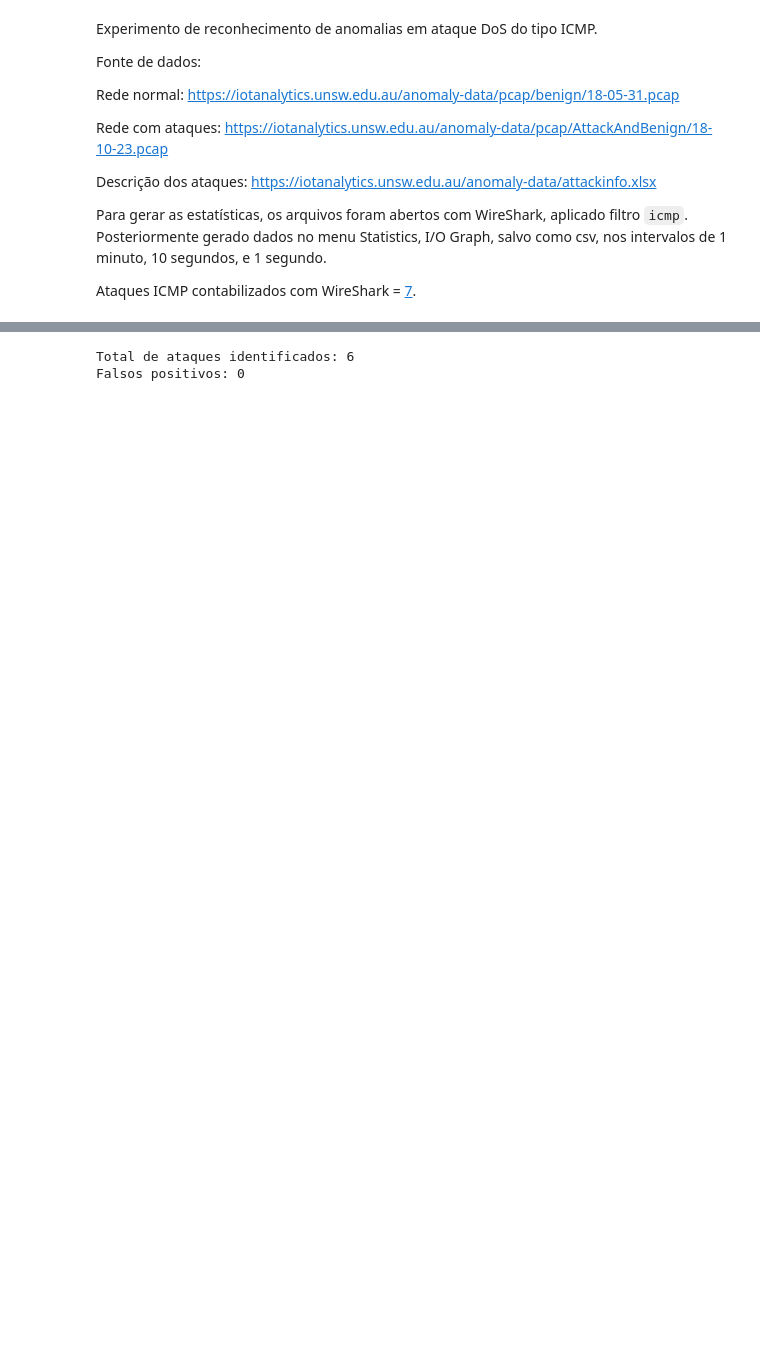
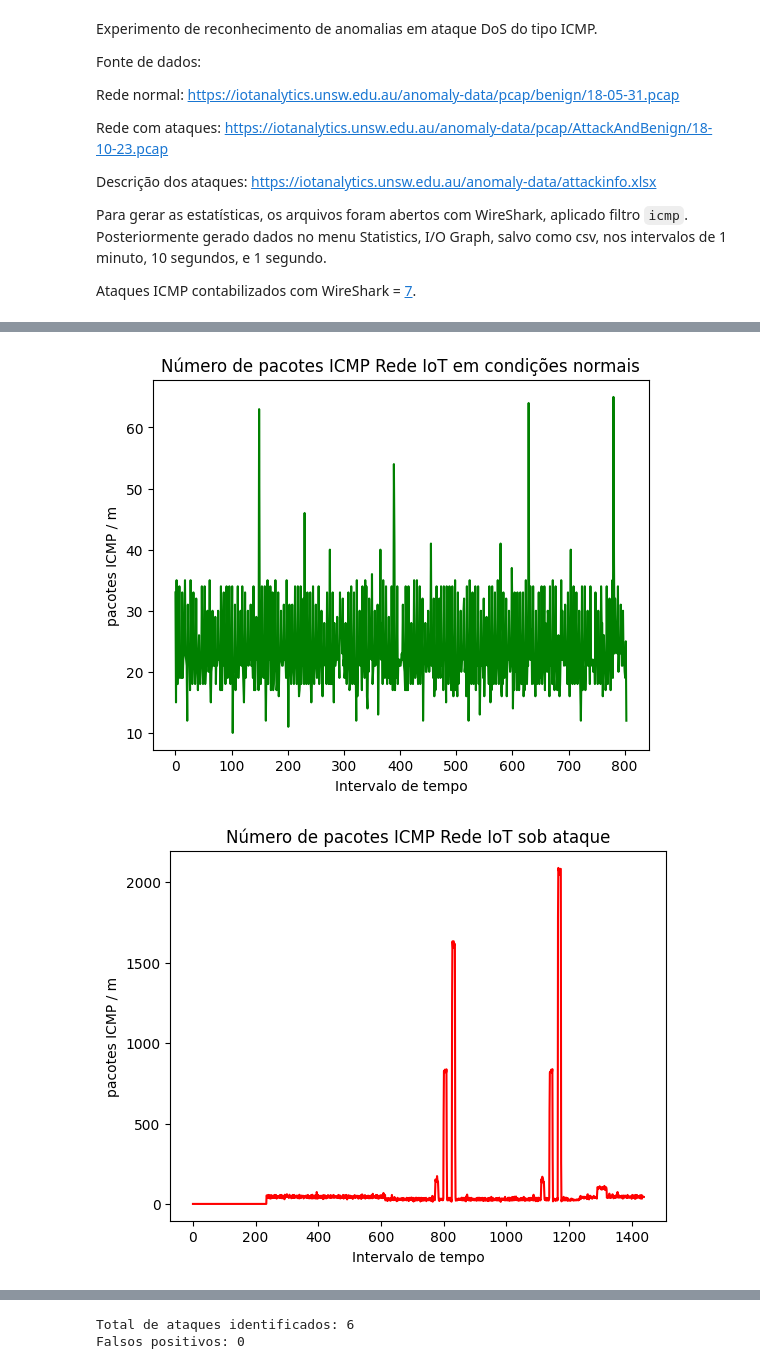
Before and after one commit to hflautert/AnomalyDetection, a Jupyter notebook: AnomaliaICMP-2.ipynb, the cells around one changed output, grey strips where cells are left out. Cells and saved outputs as stored; diff of their text form; code cells hidden in the pictures; blank space fills up the shorter version.

```diff
--- a/AnomaliaICMP-2.ipynb
+++ b/AnomaliaICMP-2.ipynb
@@ -241,0 +31,32 @@ Falsos positivos: 0
+# %%
+# Carregando dados
+
+dados_normal_1m = fmm.prep_csv("https://raw.githubusercontent.com/hflautert/AnomalyDetection/main/Stats/18-05-31_benign_icmp_1m.csv")
+dados_normal_10s = fmm.prep_csv("https://raw.githubusercontent.com/hflautert/AnomalyDetection/main/Stats/18-05-31_benign_icmp_10s.csv")
+dados_normal_1s = fmm.prep_csv("https://raw.githubusercontent.com/hflautert/AnomalyDetection/main/Stats/18-05-31_benign_icmp_1s.csv")
+
+dados_ataque_1m = fmm.prep_csv("https://raw.githubusercontent.com/hflautert/AnomalyDetection/main/Stats/18-10-23_icmp_1m.csv")
+dados_ataque_10s = fmm.prep_csv("https://raw.githubusercontent.com/hflautert/AnomalyDetection/main/Stats/18-10-23_icmp_10s.csv")
+dados_ataque_1s = fmm.prep_csv("https://raw.githubusercontent.com/hflautert/AnomalyDetection/main/Stats/18-10-23_icmp_1s.csv")
+
+tipo_dos_pacotes='ICMP'
+
+fmm.visualiza(dados_normal_1m,'m','g','Rede IoT em condições normais',tipo_dos_pacotes)
+fmm.visualiza(dados_ataque_1m,'m','r','Rede IoT sob ataque',tipo_dos_pacotes)
+fmm.visualizamix(dados_ataque_1m,'r',dados_normal_1m,'g','m',tipo_dos_pacotes)
+
+# Vizualização otimizada com zoom na janela de ataque de 1, 10 e 100 pcts/s
+v_dados_normal_1m = dados_normal_1m[500:700]
+v_dados_ataque_1m = dados_ataque_1m[700:900]
+
+# Unindo linhas
+plt.plot(v_dados_ataque_1m, color = 'r', label = "Sob ataque")
+plt.plot(v_dados_normal_1m, color = 'g', label = "Em condições normais")
+plt.title('Número de pacotes SSDP em rede IoT - Zoom')
+plt.xlabel('Intervalo de tempo')
+plt.ylabel('pacotes '+tipo_dos_pacotes+' / min')
+plt.legend()
+plt.show()
+# %% [output]
+[figure, added]
+[figure, added]
```
Also changed, not shown: parts of 8 cells of this notebook.
